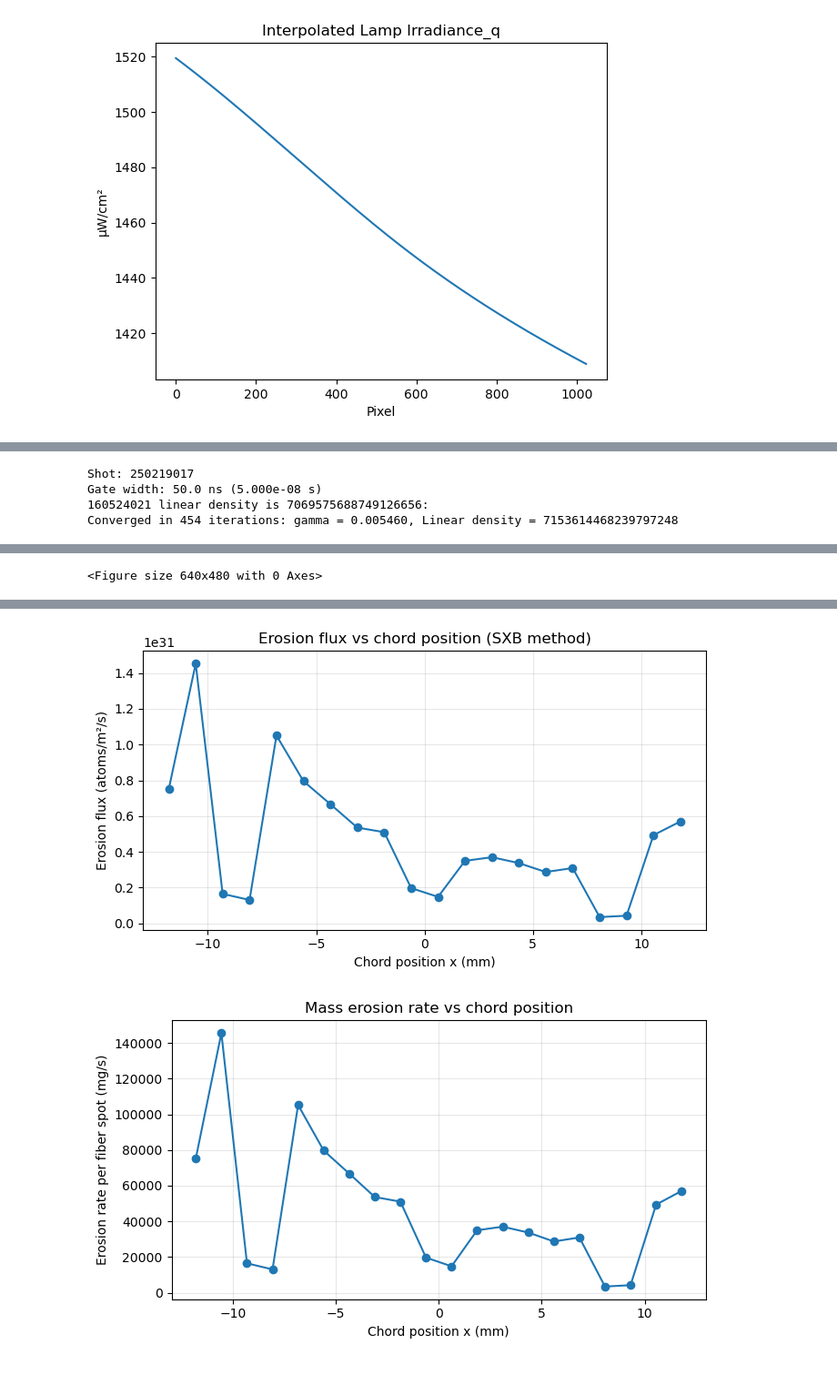
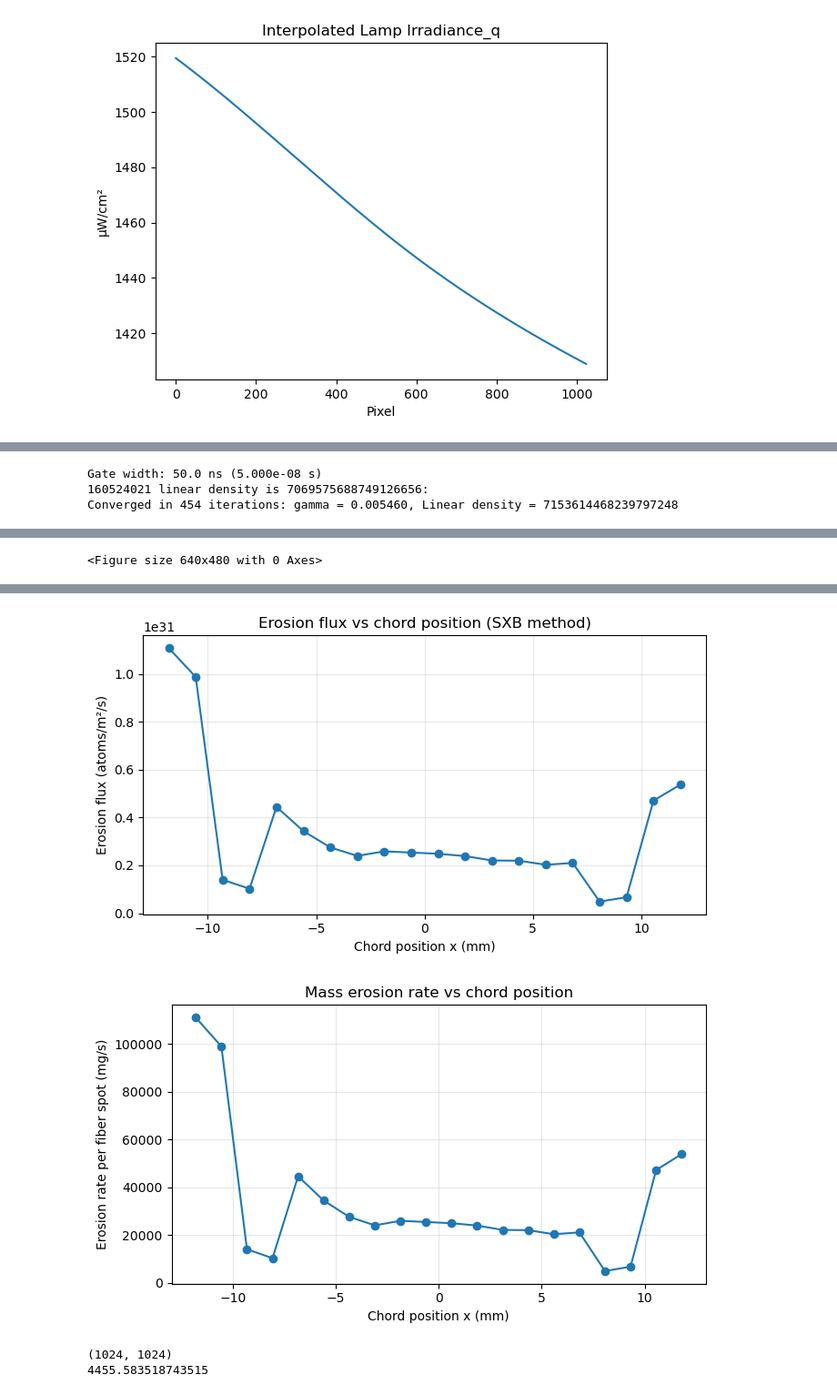
Before and after one commit to elyselian/spectroscopy, a Jupyter notebook: clean_testing_notebook.ipynb, the cells around one changed output, grey strips where cells are left out. Shown at 91% size. Drawn from its saved outputs; the diff is of its cells as text; code cells hidden in the pictures.

```diff
--- a/clean_testing_notebook.ipynb
+++ b/clean_testing_notebook.ipynb
@@ -84,10 +83,15 @@ cal_folder = Path(r"G:\Shared drives\Shumlak Lab\Diagnostics\Spectroscopy\S_XB\D
 spe_files = sorted(cal_folder.glob("*.spe"))
 
 print(f"Found {len(spe_files)} SPE files")
+if len(spe_files) <= 6:
+    print("Warning: <= 6 SPE files found; skipping first 6 leaves none to stack.")
+
+spe_files_used = spe_files[6:]
+print(f"Using {len(spe_files_used)} SPE files (skipping first 6)")
 
 # Load all images and sum them into one overlay
 stacked = None
-for f in spe_files:
+for f in spe_files_used:
     img = load_spe_image(str(f))
     if stacked is None:
         stacked = img.astype(np.float64)
@@ -96,7 +100,7 @@ for f in spe_files:
 
 plt.figure()
 plt.imshow(stacked, cmap='gray', aspect='auto')
-plt.title(f"Overlay of {len(spe_files)} Calibration SPE Images (summed)")
+plt.title(f"Overlay of {len(spe_files_used)} Calibration SPE Images (summed)")
 plt.xlabel("Pixel (x)")
 plt.ylabel("Pixel (y)")
 plt.colorbar(label="Summed Counts")
@@ -152,6 +157,15 @@ plt.show()
 Multiplier shape: (1024,)
 [figure]
 # %%
+shot=250424015
+attrs = get_shot_attributes(OUT_H5, shot_id=shot)
+img_data  = attrs["image"]
+# print(img_data.shape)
+# print(attrs["dataset_attrs"]["Acceleration Voltage (kV)"])
+
+# plt.imshow(img_data, cmap='gray')
+# plt.colorbar()
+
 real_result = extract_real_image_fiber_intensities(
     img=img_data,
     fibers=fibers,   # from your calibration-image extraction
@@ -236,8 +249,8 @@ photon_flux = I_W_m2 / E_ph  # photons / m^2 / s
 # SXB coefficient -> erosion flux
 # ----------------------------
 # Default (constant) parameters used in SXB_Analysis.py
-Te_eV = 1000.0
-ne_m3 = 2e23
+Te_eV = 500.0
+ne_m3 = 1e23
 
 # Optional: use DHI/MDSplus profiles (same path as SXB_Analysis.py via `dhi_profiles`)
 USE_DHI_PROFILE_SXB = True
@@ -413,8 +426,17 @@ plt.title("Mass erosion rate vs chord position")
 plt.grid(True, alpha=0.3)
 plt.tight_layout()
 plt.show()
+
+shot=250424010
+attrs = get_shot_attributes(OUT_H5, shot_id=shot)
+img_data  = attrs["image"]
+print(img_data.shape)
+print(attrs["dataset_attrs"]["Acceleration Voltage (kV)"])
+
+plt.imshow(img_data, cmap='gray')
+plt.colorbar()
+plt.show()
 # %% [output]
-Shot: 250219017
 Gate width: 50.0 ns (5.000e-08 s)
 160524021 linear density is 7069575688749126656:
 Converged in 454 iterations: gamma = 0.005460, Linear density = 7153614468239797248
@@ -438,7 +460,9 @@ Totals over all 20 fiber spots (sum of mg/s over spots):
 [figure]
 [figure]
 [figure]
 <Figure size 640x480 with 0 Axes>
 [figure]
-[figure, old version]
+[figure, new version]
-[figure, old version]
+[figure, new version]
+(1024, 1024)
+4455.583518743515
```
Also changed, not shown: parts of 10 cells of this notebook, 2 other files.
